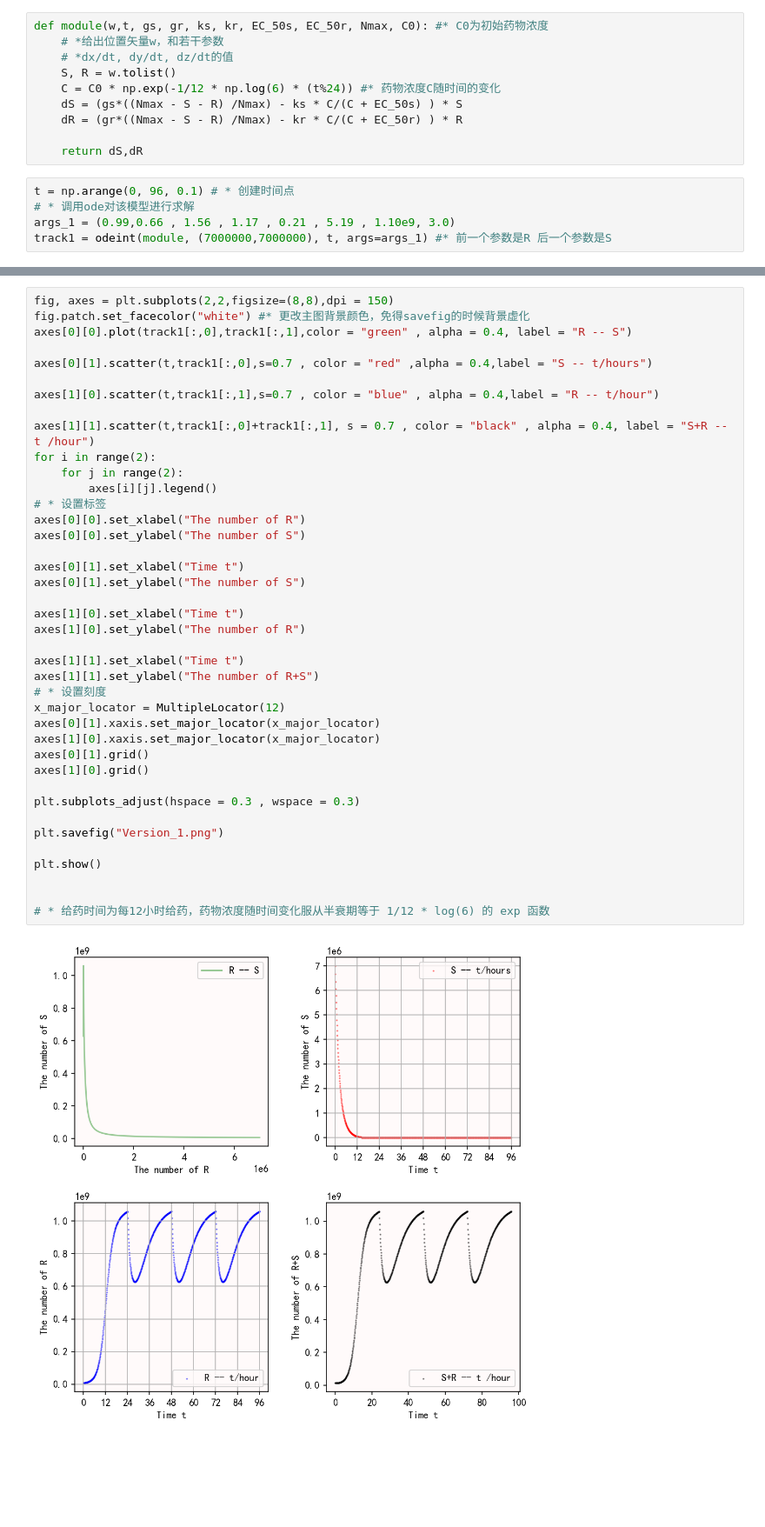
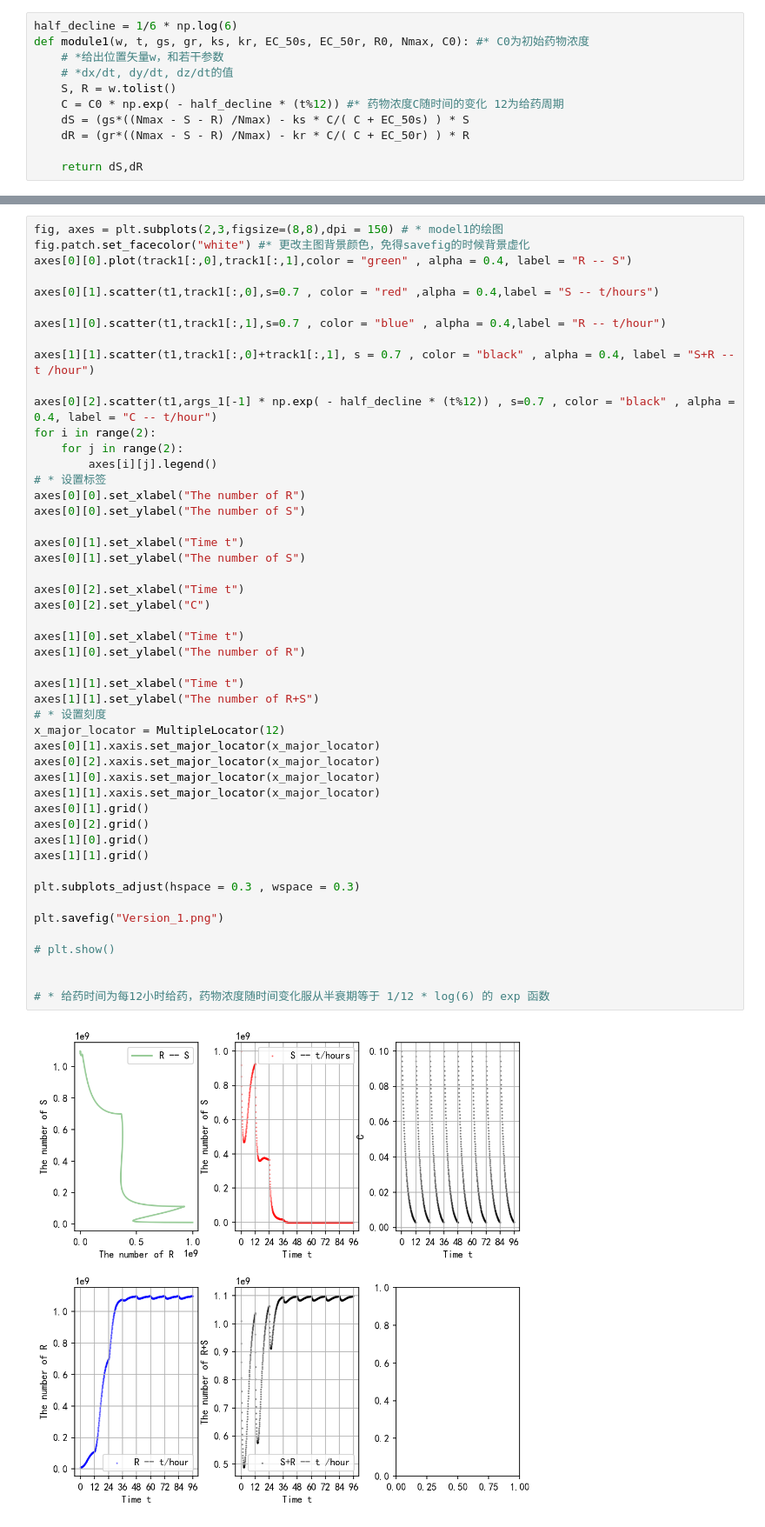
Before and after one commit to CiscoXY/Period_university, a Jupyter notebook: Biological_modeling/main.ipynb, the cells around one changed output, grey strips where cells are left out. Shown at 87% size. Drawn from its saved outputs; the diff is of its cells as text; blank space fills up the shorter version.

```diff
--- a/Biological_modeling/main.ipynb
+++ b/Biological_modeling/main.ipynb
@@ -13,17 +13,13 @@ mpl.rcParams['font.sans-serif'] = ['SimHei']# *允许显示中文
 plt.rcParams['axes.unicode_minus']=False# *允许显示坐标轴负数
 #*----------------------------------------------------------------
 # %%
-def module(w,t, gs, gr, ks, kr, EC_50s, EC_50r, Nmax, C0): #* C0为初始药物浓度
+half_decline = 1/6 * np.log(6)
+def module1(w, t, gs, gr, ks, kr, EC_50s, EC_50r, R0, Nmax, C0): #* C0为初始药物浓度
     # *给出位置矢量w，和若干参数
     # *dx/dt, dy/dt, dz/dt的值
     S, R = w.tolist()
-    C = C0 * np.exp(-1/12 * np.log(6) * (t%24)) #* 药物浓度C随时间的变化
-    dS = (gs*((Nmax - S - R) /Nmax) - ks * C/(C + EC_50s) ) * S
-    dR = (gr*((Nmax - S - R) /Nmax) - kr * C/(C + EC_50r) ) * R
+    C = C0 * np.exp( - half_decline * (t%12)) #* 药物浓度C随时间的变化 12为给药周期
+    dS = (gs*((Nmax - S - R) /Nmax) - ks * C/( C + EC_50s) ) * S
+    dR = (gr*((Nmax - S - R) /Nmax) - kr * C/( C + EC_50r) ) * R
 
     return dS,dR
-# %%
-t = np.arange(0, 96, 0.1) # * 创建时间点
-# * 调用ode对该模型进行求解
-args_1 = (0.99,0.66 , 1.56 , 1.17 , 0.21 , 5.19 , 1.10e9, 3.0)
-track1 = odeint(module, (7000000,7000000), t, args=args_1) #* 前一个参数是R 后一个参数是S
@@ -30,42 +134,51 @@ track1 = odeint(module, (7000000,7000000), t, args=args_1) #* 前一个参数是
 # %%
-fig, axes = plt.subplots(2,2,figsize=(8,8),dpi = 150)
+fig, axes = plt.subplots(2,3,figsize=(8,8),dpi = 150) # * model1的绘图
 fig.patch.set_facecolor("white") #* 更改主图背景颜色，免得savefig的时候背景虚化
 axes[0][0].plot(track1[:,0],track1[:,1],color = "green" , alpha = 0.4, label = "R -- S")
 
-axes[0][1].scatter(t,track1[:,0],s=0.7 , color = "red" ,alpha = 0.4,label = "S -- t/hours")
+axes[0][1].scatter(t1,track1[:,0],s=0.7 , color = "red" ,alpha = 0.4,label = "S -- t/hours")
 
-axes[1][0].scatter(t,track1[:,1],s=0.7 , color = "blue" , alpha = 0.4,label = "R -- t/hour")
+axes[1][0].scatter(t1,track1[:,1],s=0.7 , color = "blue" , alpha = 0.4,label = "R -- t/hour")
 
-axes[1][1].scatter(t,track1[:,0]+track1[:,1], s = 0.7 , color = "black" , alpha = 0.4, label = "S+R -- t /hour")
+axes[1][1].scatter(t1,track1[:,0]+track1[:,1], s = 0.7 , color = "black" , alpha = 0.4, label = "S+R -- t /hour")
+
+axes[0][2].scatter(t1,args_1[-1] * np.exp( - half_decline * (t%12)) , s=0.7 , color = "black" , alpha = 0.4, label = "C -- t/hour")
 for i in range(2):
     for j in range(2):
         axes[i][j].legend()
 # * 设置标签
 axes[0][0].set_xlabel("The number of R")
 axes[0][0].set_ylabel("The number of S")
 
 axes[0][1].set_xlabel("Time t")
 axes[0][1].set_ylabel("The number of S")
 
+axes[0][2].set_xlabel("Time t")
+axes[0][2].set_ylabel("C")
+
 axes[1][0].set_xlabel("Time t")
 axes[1][0].set_ylabel("The number of R")
 
 axes[1][1].set_xlabel("Time t")
 axes[1][1].set_ylabel("The number of R+S")
 # * 设置刻度
 x_major_locator = MultipleLocator(12)
 axes[0][1].xaxis.set_major_locator(x_major_locator)
+axes[0][2].xaxis.set_major_locator(x_major_locator)
 axes[1][0].xaxis.set_major_locator(x_major_locator)
+axes[1][1].xaxis.set_major_locator(x_major_locator)
 axes[0][1].grid()
+axes[0][2].grid()
 axes[1][0].grid()
+axes[1][1].grid()
 
 plt.subplots_adjust(hspace = 0.3 , wspace = 0.3)
 
 plt.savefig("Version_1.png")
 
-plt.show()
+# plt.show()
 
 
 # * 给药时间为每12小时给药，药物浓度随时间变化服从半衰期等于 1/12 * log(6) 的 exp 函数
 # %% [output]
-[figure, old version]
+[figure, new version]
```
Also changed, not shown: parts of 6 cells of this notebook, 47 other files.
